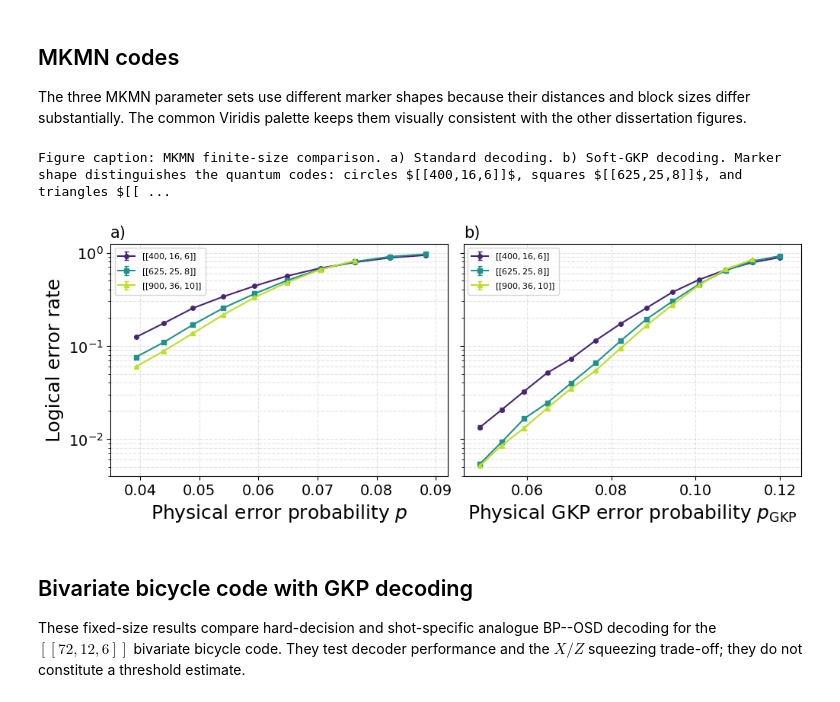
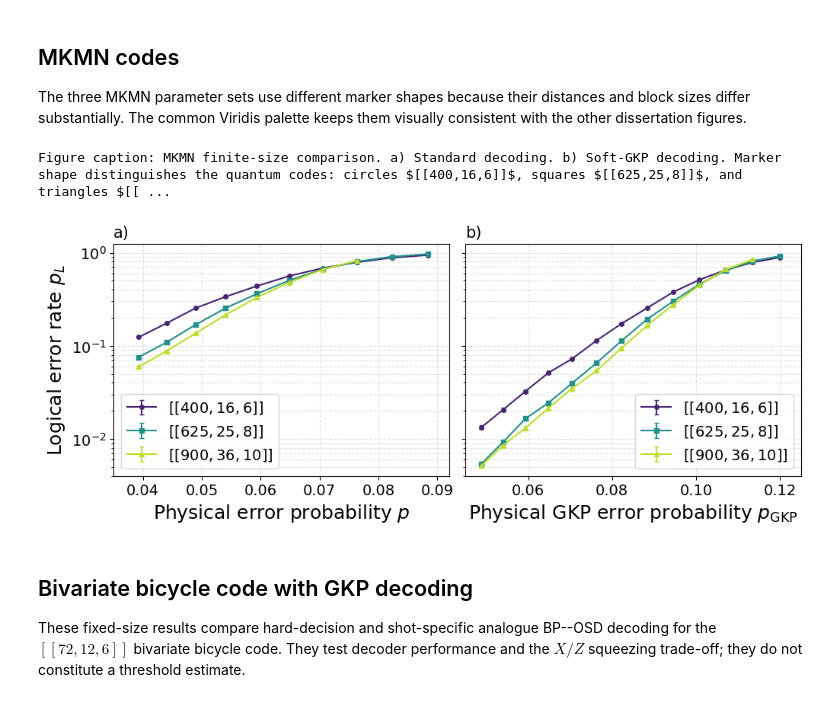
Before and after one commit to laramoyanotaylor/GKP_QEC_Project_Code, a Jupyter notebook: 0_plots_for_diss.ipynb, the cells around one changed output. Cells and saved outputs as stored; diff of their text form; code cells hidden in the pictures.

```diff
--- a/0_plots_for_diss.ipynb
+++ b/0_plots_for_diss.ipynb
@@ -158,0 +163,40 @@ Figure caption: Logical bit-error probability of the same repetition codes on a
+# %%
+# Uses the refined d=4 cluster result automatically after it is downloaded.
+import json
+from pathlib import Path
+import numpy as np
+import matplotlib.pyplot as plt
+
+def load_surface_curve(distance):
+    path = Path(f'gkp_surface_2d_d{distance}_results.json')
+    final_path = path.with_name(f'final_{path.name}')
+    if final_path.exists():
+        path = final_path
+    saved = next(iter(json.loads(path.read_text(encoding='utf-8')).values()))
+    points = sorted(saved.values(), key=lambda point: point['sigma'])
+    sigma = np.asarray([point['sigma'] for point in points], dtype=float)
+    rate = np.asarray([point.get('block_rate', point.get('rate')) for point in points], dtype=float)
+    error = np.asarray([point.get('block_error_bar', point.get('error_bar')) for point in points], dtype=float)
+    return sigma, rate, error
+
+surface_colours = {3: '#482475', 4: '#2a788e', 5: '#22a884'}
+fig, axes = plt.subplots(1, 2, figsize=(10, 4.5), sharex=True, sharey=True, constrained_layout=True)
+surface_panels = ((axes[0], (3, 4, 5), 'a) Odd distances'), (axes[1], (4,), 'b) Even distance'))
+
+for axis, distances, title in surface_panels:
+    for distance in distances:
+        sigma, rate, error = load_surface_curve(distance)
+        visible = (sigma >= 0.54) & (sigma <= 0.66) & (rate > 0)
+        axis.errorbar(sigma[visible], rate[visible], yerr=error[visible],
+                      color=surface_colours[distance], marker='D' if distance == 4 else 'o',
+                      markersize=4, linewidth=1.4, capsize=2.5, label=fr'$d={distance}$')
+    axis.set_title(title, loc='left')
+    axis.set_xlabel(r'GKP shift noise $\sigma$')
+    axis.set_xlim(0.54, 0.66)
+    axis.set_yscale('log')
+    axis.grid(True, which='both', linestyle='--', alpha=0.35)
+    axis.legend(frameon=True)
+
+axes[0].set_ylabel('Logical error rate $p_L$')
+fig.savefig('diss_surface_odd_even_separate.png', dpi=300, bbox_inches='tight')
+plt.show()
@@ -300,36 +402,36 @@ mkmn_quantum_labels = {
 mkmn_markers = dict(zip(mkmn_seeds, ('o', 's', '^')))
 mkmn_colours = blue_green_colours(mkmn_seeds)
 mkmn_files = [
     (mkmn_quantum_labels[seed], seed,
      prefer_existing(f'gkp_qldpc_mkmn_xz_standard_focused_{seed}_results.json',
                      f'gkp_qldpc_mkmn_xz_standard_quick_{seed}_results.json'),
      prefer_existing(f'gkp_qldpc_mkmn_xz_focused_{seed}_results.json',
                      f'gkp_qldpc_mkmn_xz_quick_{seed}_results.json'))
     for seed in mkmn_seeds
 ]
 
 print_caption(r'MKMN finite-size comparison. a) Standard decoding. b) Soft-GKP decoding. Marker shape distinguishes the quantum codes: circles $[[400,16,6]]$, squares $[[625,25,8]]$, and triangles $[[900,36,10]]$. With GKP-assisted decoding, the code-size curves remain separated to higher physical error rates, the larger encodings begin to outperform at higher error rates, and the below-threshold suppression becomes substantially steeper.')
 fig, axes = plt.subplots(1, 2, figsize=(10, 4), constrained_layout=True, sharey=True)
 for label, seed, standard_file, gkp_file in mkmn_files:
     for axis, filename in zip(axes, (standard_file, gkp_file)):
         _, physical, rate, error = load_block_curve(filename)
         visible = (physical > 0) & (rate > 0)
         axis.errorbar(physical[visible], rate[visible], yerr=error[visible],
                       marker=mkmn_markers[seed], ms=4, capsize=2,
                       color=mkmn_colours[seed], label=label)
 for axis, panel_label, xlim in zip(axes, ('a)', 'b)'), ((0.035, 0.092), (0.045, 0.125))):
     axis.set_title(panel_label, loc='left')
     axis.set_yscale('log'); axis.set_xlim(*xlim); axis.set_ylim(4e-3, 1.25)
     axis.grid(True, which='both', linestyle='--', alpha=0.35)
-    axis.legend(fontsize=8)
+    axis.legend(fontsize=14)
 axes[0].set_xlabel(r'Physical error probability $p$')
 axes[1].set_xlabel(r'Physical GKP error probability $p_{\mathrm{GKP}}$')
-axes[0].set_ylabel('Logical error rate')
+axes[0].set_ylabel('Logical error rate $p_L$')
 fig.savefig('mkmn_quick_threshold_comparison.png', dpi=300, bbox_inches='tight')
 plt.show()
 # %% [output]
 Figure caption: MKMN finite-size comparison. a) Standard decoding. b) Soft-GKP decoding. Marker shape distinguishes the quantum codes: circles $[[400,16,6]]$, squares $[[625,25,8]]$, and triangles $[[ ...
-[figure, old version]
+[figure, new version]
 # %% [markdown]
 ## Bivariate bicycle code with GKP decoding
 
```
Also changed, not shown: parts of 13 cells of this notebook.
